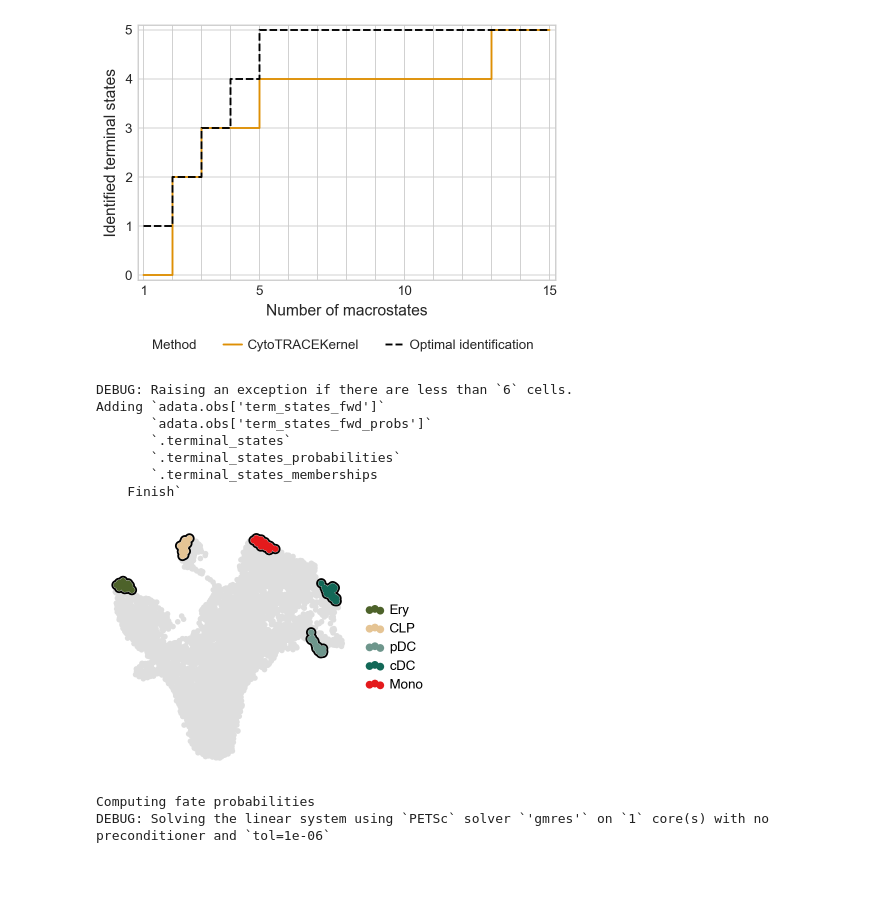
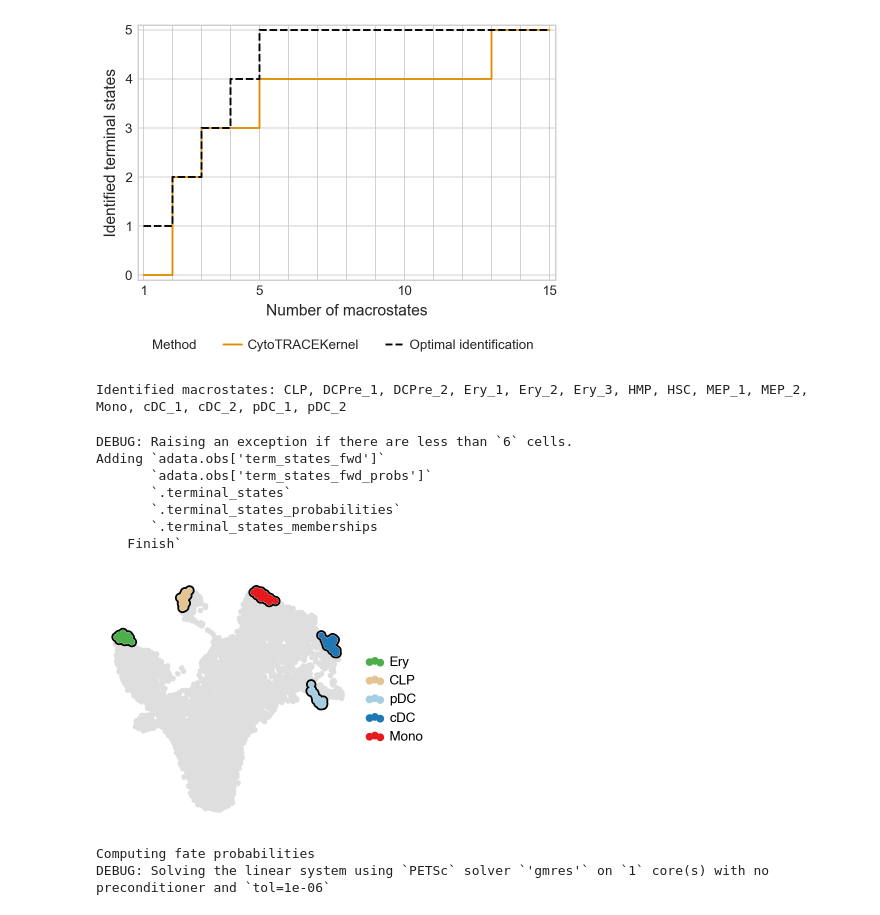
Before and after one commit to theislab/cellrank_protocol, a Jupyter notebook: notebooks/cytotrace/cellrank.ipynb, the cells around one changed output. Drawn from its saved outputs; the diff is of its cells as text; code cells hidden in the pictures; blank space fills up the shorter version.

Commit message:
Update `cytotrace/cellrank.ipynb` (#20)
Update coloring of terminal states to match cell type colors.

```diff
--- a/notebooks/cytotrace/cellrank.ipynb
+++ b/notebooks/cytotrace/cellrank.ipynb
@@ -280,33 +279,43 @@ with mplscience.style_context():
     plt.show()
 # %% [output]
 [figure]
+# %%
+print(f"Identified macrostates: {', '.join(estimator.macrostates.cat.categories.sort_values())}")
+# %% [output]
+Identified macrostates: CLP, DCPre_1, DCPre_2, Ery_1, Ery_2, Ery_3, HMP, HSC, MEP_1, MEP_2, Mono, cDC_1, cDC_2, pDC_1, pDC_2
 # %%
 estimator.set_terminal_states(["Ery_1", "CLP", "pDC_1", "cDC_1", "Mono"])
 estimator.rename_terminal_states({"Ery_1": "Ery", "pDC_1": "pDC", "cDC_1": "cDC"})
+
+celltype_palette = dict(zip(adata.obs["celltype"].cat.categories, adata.uns["celltype_colors"]))
+terminal_state_colors = [
+    celltype_palette[terminal_state] for terminal_state in estimator.adata.obs["term_states_fwd"].cat.categories
+]
+estimator._term_states = estimator._term_states.set(colors=terminal_state_colors)
 
 with mplscience.style_context():
     estimator.plot_macrostates(which="terminal", basis="umap", legend_loc="right", title="", size=100)
 
     if SAVE_FIGURES:
         fig, ax = plt.subplots(figsize=(6, 6))
         estimator.plot_macrostates(which="terminal", basis="umap", legend_loc=False, title="", size=100, ax=ax)
         fig.savefig(
             FIG_DIR / "cytotracekernel" / "terminal_states.png",
             dpi=400,
             transparent=True,
             bbox_inches="tight",
         )
 
     plt.show()
 # %% [output]
 DEBUG: Raising an exception if there are less than `6` cells.
 Adding `adata.obs['term_states_fwd']`
        `adata.obs['term_states_fwd_probs']`
        `.terminal_states`
        `.terminal_states_probabilities`
        `.terminal_states_memberships
     Finish`
-[figure, old version]
+[figure, new version]
 # %%
 estimator.compute_fate_probabilities()
 with mplscience.style_context():
```
Also changed, not shown: parts of 4 cells of this notebook, 1 other file.
